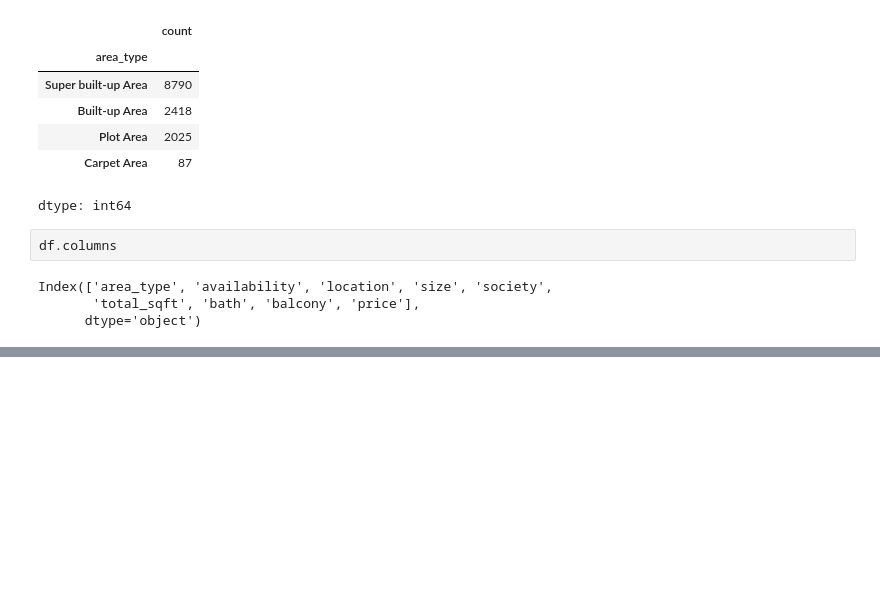
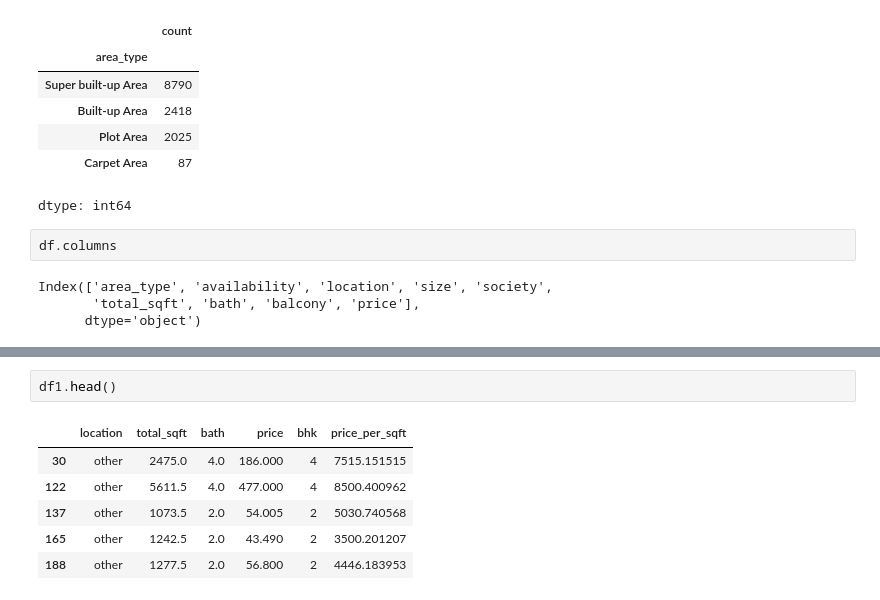
Before and after one commit to S-MANU/practice-work, a Jupyter notebook: working_project_on_real_estate.ipynb, the cells around one changed output, grey strips where cells are left out. Drawn from its saved outputs; the diff is of its cells as text; blank space fills up the shorter version.

```diff
--- a/working_project_on_real_estate.ipynb
+++ b/working_project_on_real_estate.ipynb
@@ -53,0 +143,9 @@ Index(['area_type', 'availability', 'location', 'size', 'society',
+# %%
+df1.head()
+# %% [output]
+|  | location | total_sqft | bath | price | bhk | price_per_sqft |
+| 30 | other | 2475.0 | 4.0 | 186.000 | 4 | 7515.151515 |
+| 122 | other | 5611.5 | 4.0 | 477.000 | 4 | 8500.400962 |
+| 137 | other | 1073.5 | 2.0 | 54.005 | 2 | 5030.740568 |
+| 165 | other | 1242.5 | 2.0 | 43.490 | 2 | 3500.201207 |
+| 188 | other | 1277.5 | 2.0 | 56.800 | 2 | 4446.183953 |
```
Also changed, not shown: parts of 18 cells of this notebook.
